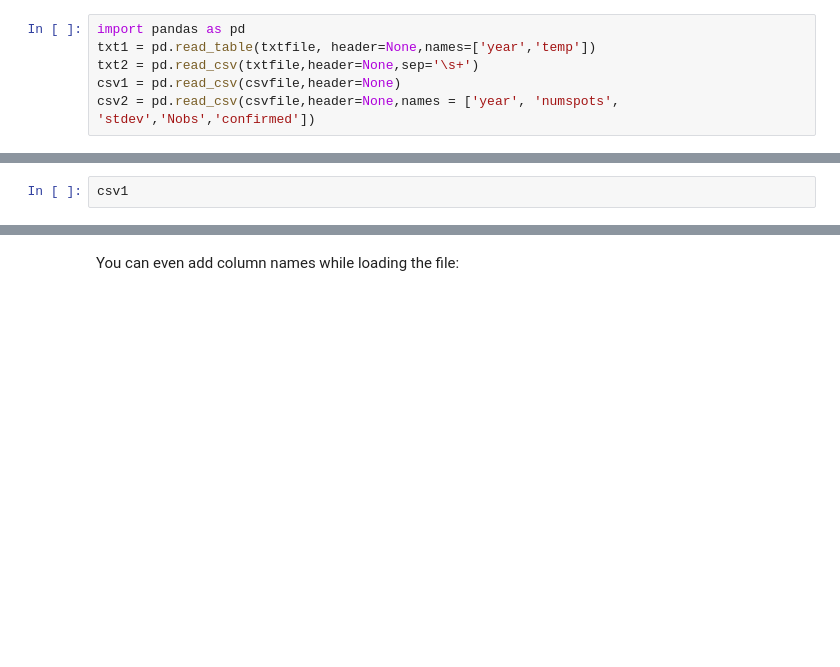
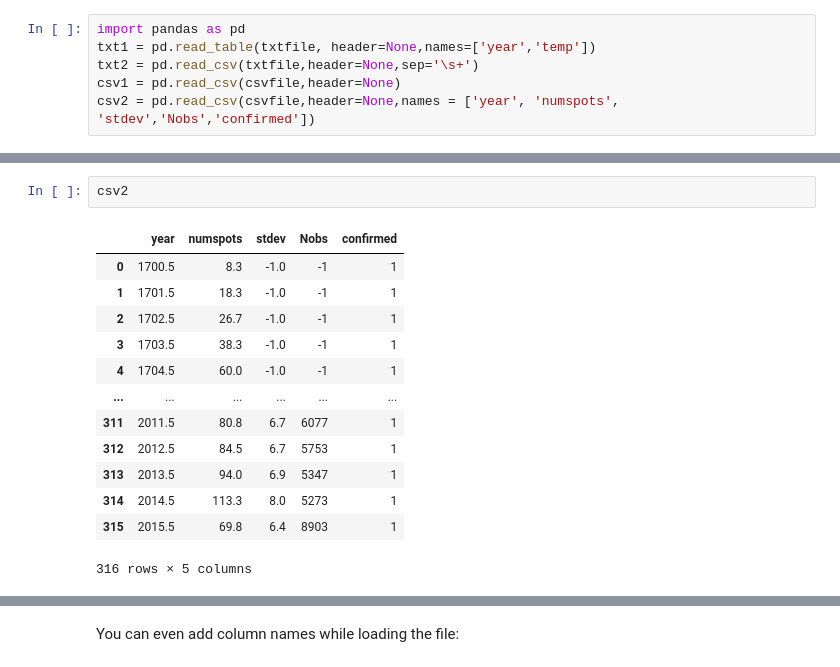
Before and after one commit to matteoostland/main, a Jupyter notebook: Python/PythonInput.ipynb, the cells around one changed output, grey strips where cells are left out. Saved outputs shown, nothing was run; the diff lists cells and outputs as text; blank space fills up the shorter version.

```diff
--- a/Python/PythonInput.ipynb
+++ b/Python/PythonInput.ipynb
@@ -131,4 +243,18 @@ txt2
-# %%
-csv1
+# %%
+csv2
+# %% [output]
+|  | year | numspots | stdev | Nobs | confirmed |
+| 0 | 1700.5 | 8.3 | -1.0 | -1 | 1 |
+| 1 | 1701.5 | 18.3 | -1.0 | -1 | 1 |
+| 2 | 1702.5 | 26.7 | -1.0 | -1 | 1 |
+| 3 | 1703.5 | 38.3 | -1.0 | -1 | 1 |
+| 4 | 1704.5 | 60.0 | -1.0 | -1 | 1 |
+| ... | ... | ... | ... | ... | ... |
+| 311 | 2011.5 | 80.8 | 6.7 | 6077 | 1 |
+| 312 | 2012.5 | 84.5 | 6.7 | 5753 | 1 |
+| 313 | 2013.5 | 94.0 | 6.9 | 5347 | 1 |
+| 314 | 2014.5 | 113.3 | 8.0 | 5273 | 1 |
+| 315 | 2015.5 | 69.8 | 6.4 | 8903 | 1 |
+316 rows × 5 columns
 # %%
 type(csv2)
```
Also changed, not shown: parts of 29 cells of this notebook, 12 other files.
